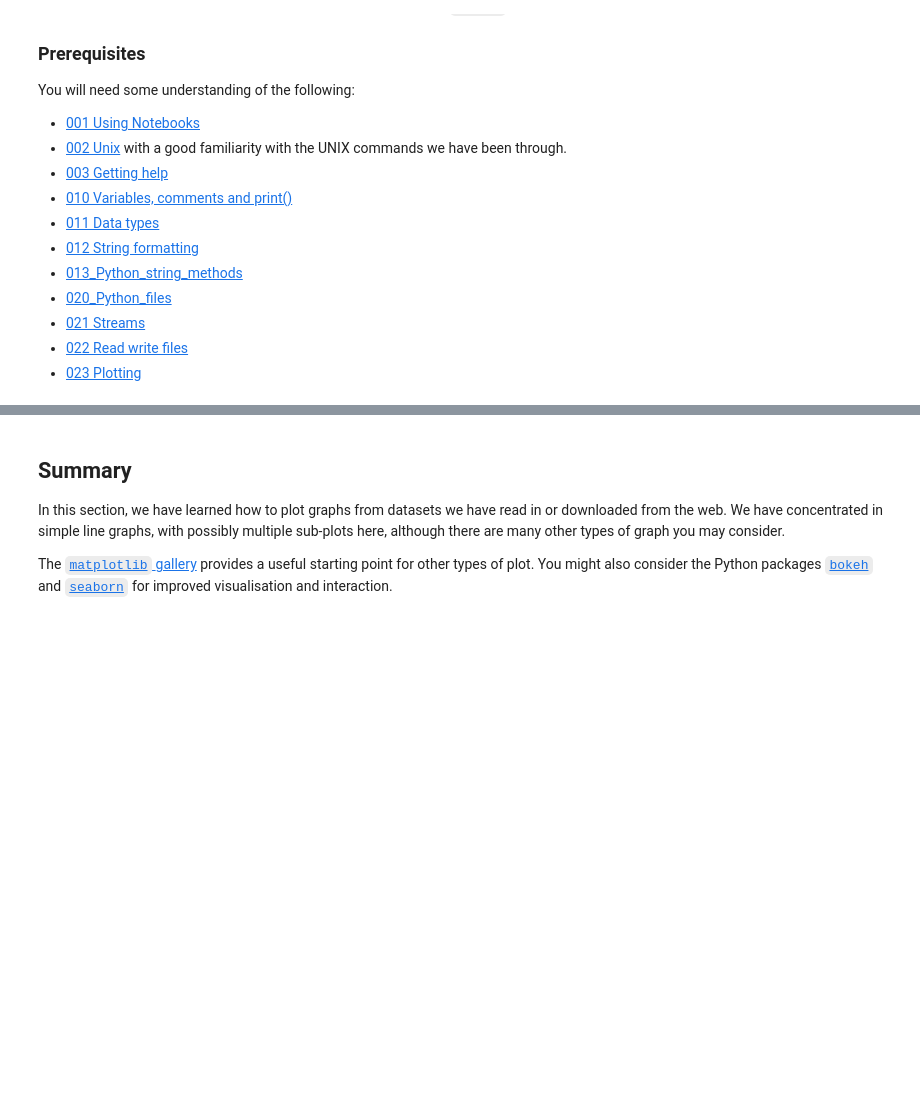
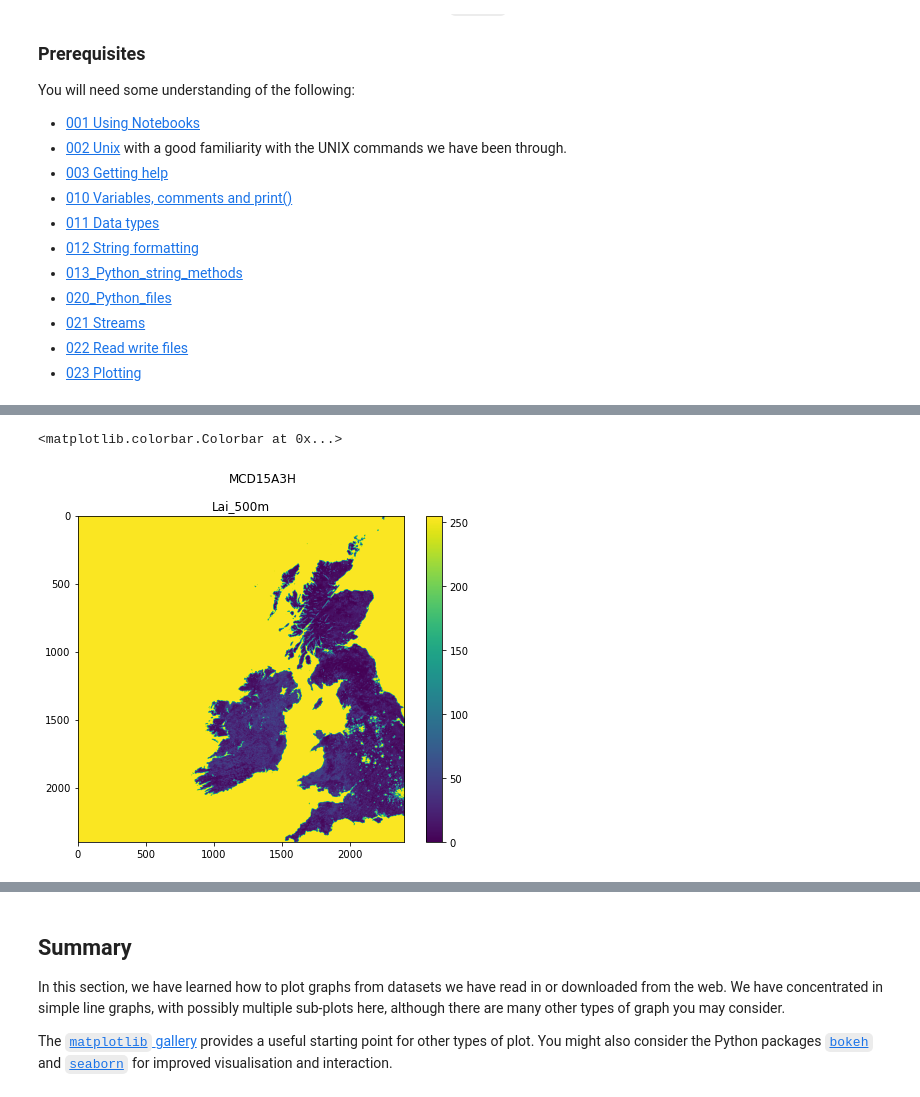
Before and after one commit to UCL-EO/geog0111, a Jupyter notebook: notebooks/024_Image_display.ipynb, the cells around one changed output, grey strips where cells are left out. Cells and saved outputs as stored; diff of their text form; code cells hidden in the pictures; blank space fills up the shorter version.

```diff
--- a/notebooks/024_Image_display.ipynb
+++ b/notebooks/024_Image_display.ipynb
@@ -484,0 +57,15 @@ If you want to go further towards re-creating this, you consult [the matplotlib
+# %%
+from  geog0111.modis import Modis
+
+kwargs = {
+    'product'    : 'MCD15A3H',
+    'tile'       : 'h17v03',
+}
+
+modis = Modis(**kwargs)
+data = modis.get_data(2019,1+30*4)
+
+# loop over dictionary items
+for k,v in data.items():
+    # do some neat formatting on k
+    print(f'{k:<20s}: {v.shape}')
@@ -484,0 +85,20 @@ If you want to go further towards re-creating this, you consult [the matplotlib
+# %%
+import matplotlib.pyplot as plt
+
+k = 'Lai_500m'
+name = f'{kwargs["product"]}'
+
+# plot size
+x_size,y_size = 8,6
+
+fig, axs = plt.subplots(1,1,figsize=(x_size,y_size))
+# set the figure title
+fig.suptitle(name)
+
+# plot image data
+im = axs.imshow(data[k],interpolation=None)
+axs.set_title(k)
+fig.colorbar(im, ax=axs)
+# %% [output]
+<matplotlib.colorbar.Colorbar at 0x...>
+[figure, added]
```
Also changed, not shown: parts of 51 cells of this notebook, 3 other files.
